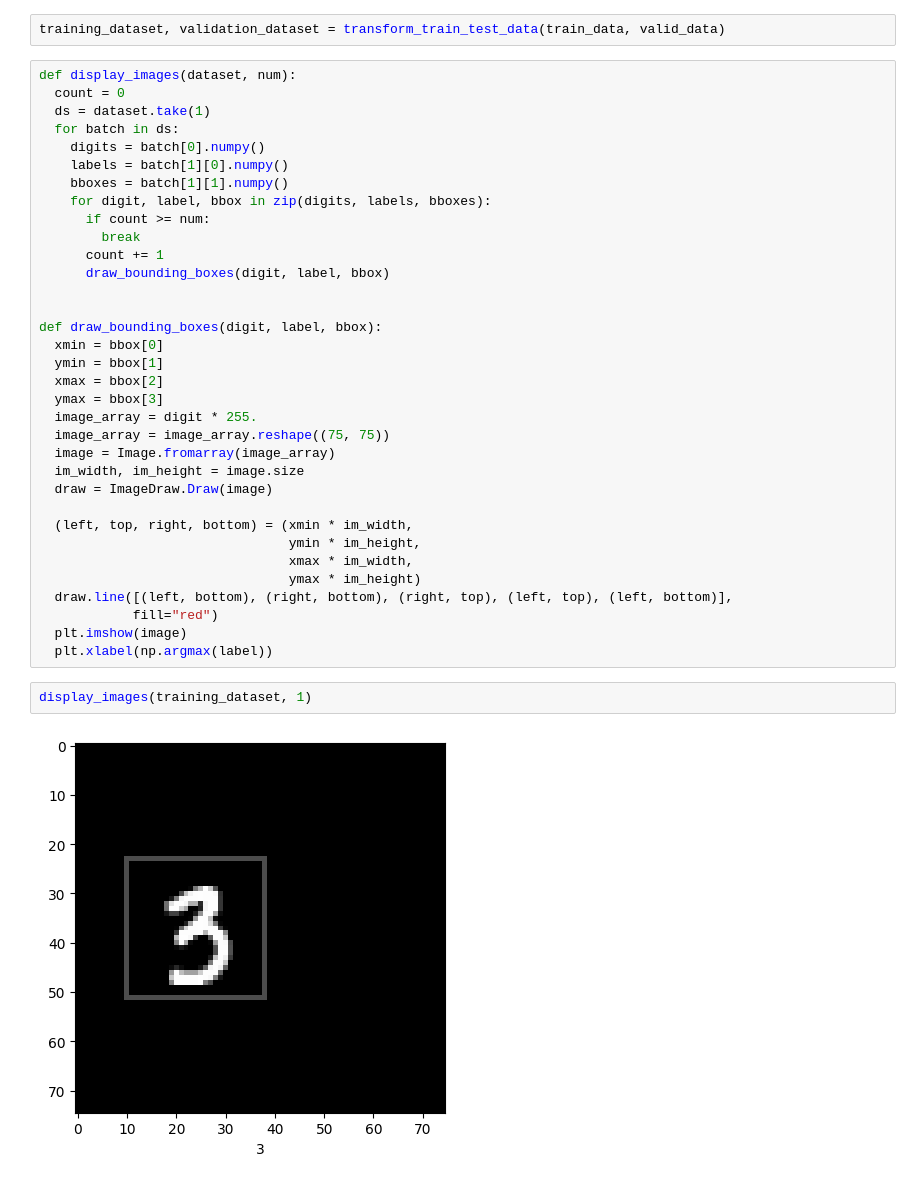
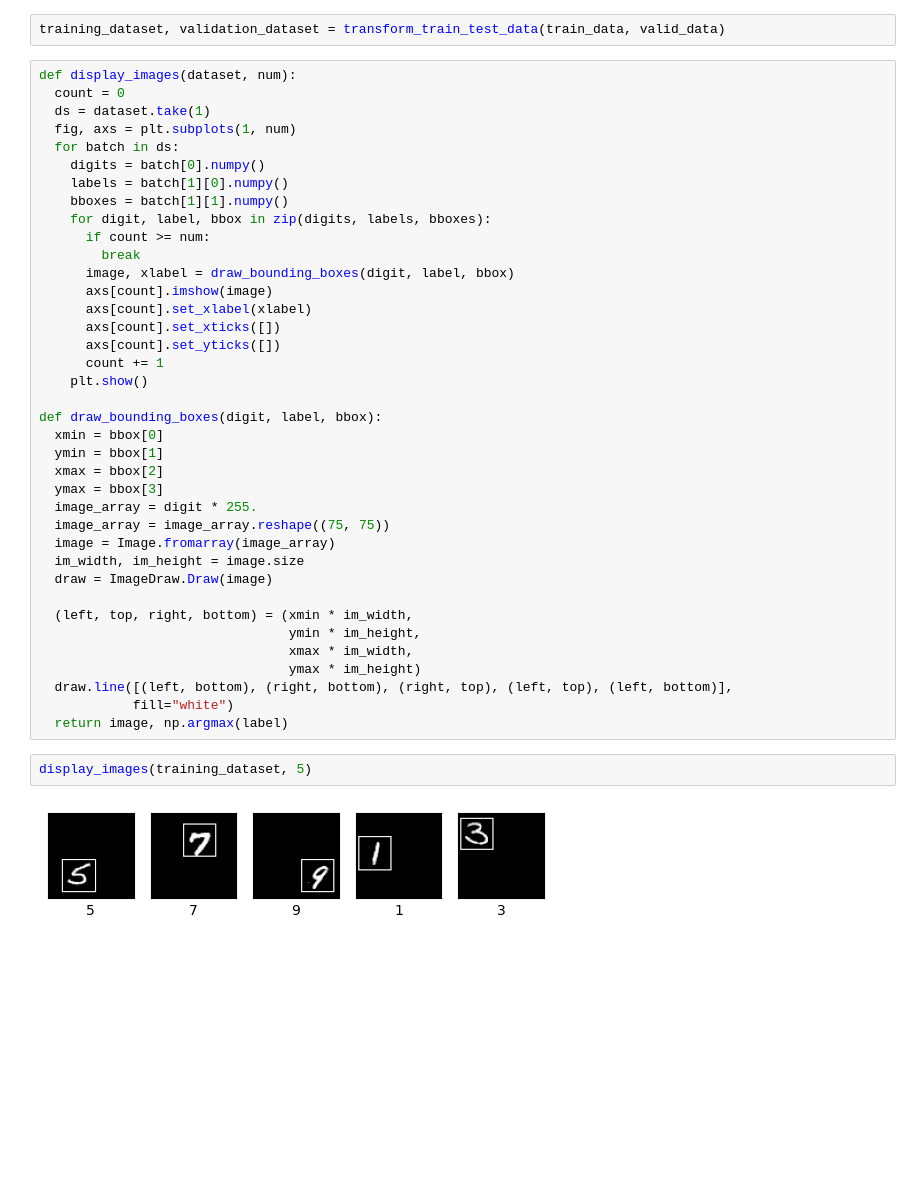
Before and after one commit to Yug-Oswal/Custom-DistributedTraining-TF, a Jupyter notebook: ObjectLocalization(FromScratch).ipynb, the cells around one changed output. Cells and saved outputs as stored; diff of their text form; blank space fills up the shorter version.

Commit message:
update: better viz for bounding boxes

```diff
--- a/ObjectLocalization(FromScratch).ipynb
+++ b/ObjectLocalization(FromScratch).ipynb
@@ -65,6 +65,7 @@ training_dataset, validation_dataset = transform_train_test_data(train_data, val
 def display_images(dataset, num):
   count = 0
   ds = dataset.take(1)
+  fig, axs = plt.subplots(1, num)
   for batch in ds:
     digits = batch[0].numpy()
     labels = batch[1][0].numpy()
@@ -72,9 +73,13 @@ def display_images(dataset, num):
     for digit, label, bbox in zip(digits, labels, bboxes):
       if count >= num:
         break
+      image, xlabel = draw_bounding_boxes(digit, label, bbox)
+      axs[count].imshow(image)
+      axs[count].set_xlabel(xlabel)
+      axs[count].set_xticks([])
+      axs[count].set_yticks([])
       count += 1
-      draw_bounding_boxes(digit, label, bbox)
-
+    plt.show()
 
 def draw_bounding_boxes(digit, label, bbox):
   xmin = bbox[0]
@@ -92,10 +97,9 @@ def draw_bounding_boxes(digit, label, bbox):
                                 xmax * im_width,
                                 ymax * im_height)
   draw.line([(left, bottom), (right, bottom), (right, top), (left, top), (left, bottom)],
-            fill="red")
-  plt.imshow(image)
-  plt.xlabel(np.argmax(label))
+            fill="white")
+  return image, np.argmax(label)
 # %%
-display_images(training_dataset, 1)
+display_images(training_dataset, 5)
 # %% [output]
-[figure, old version]
+[figure, new version]
```
